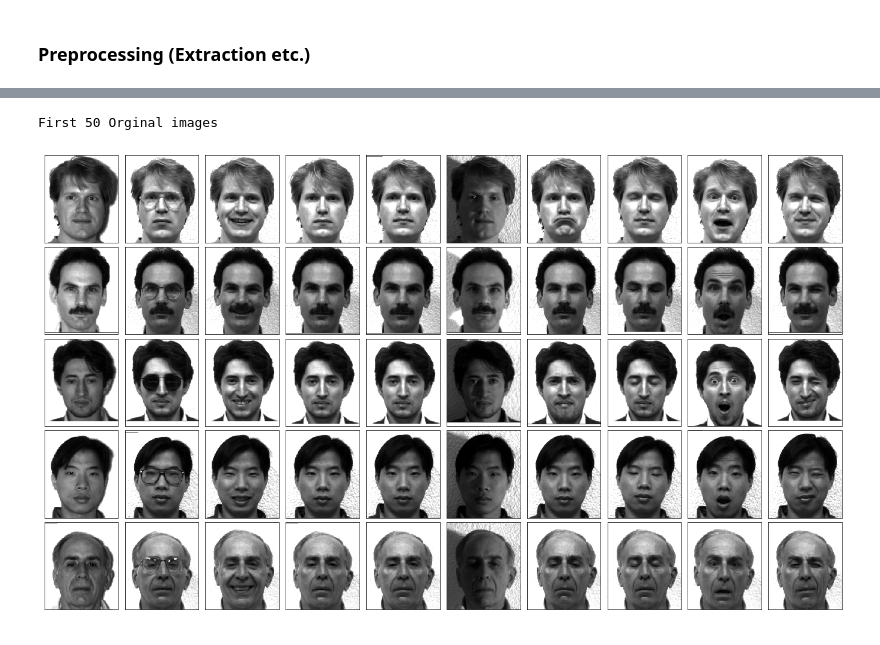
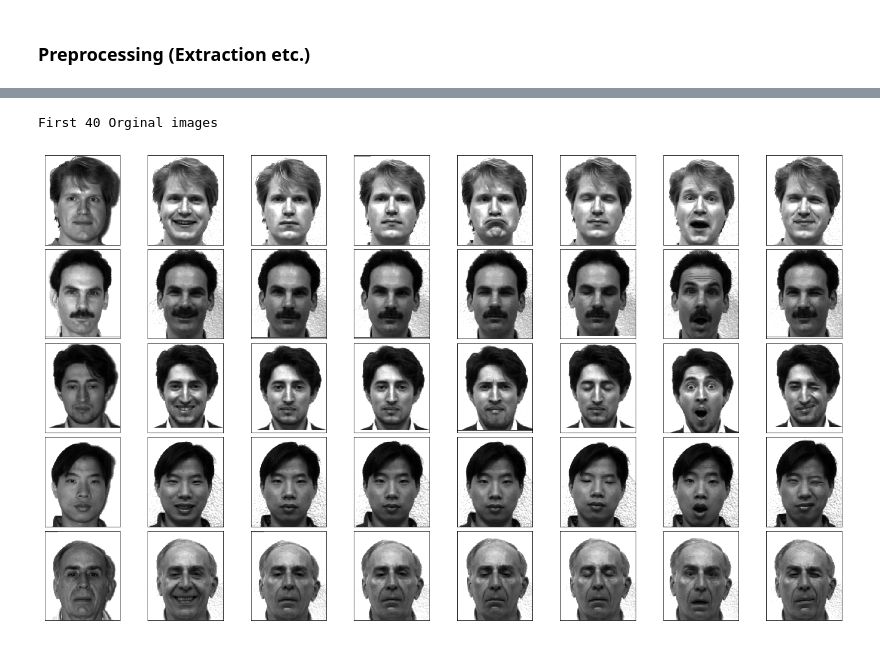
Before and after one commit to ShawnHouCHN/Cognitive-Modelling-E17, a Jupyter notebook: Project/Facial Expression Recognition Challenge.ipynb, the cells around one changed output, grey strips where cells are left out. Cells and saved outputs as stored; diff of their text form; code cells hidden in the pictures.

```diff
--- a/Project/Facial Expression Recognition Challenge.ipynb
+++ b/Project/Facial Expression Recognition Challenge.ipynb
@@ -26,7 +26,7 @@ imgs_dir = os.getcwd()+'\\centered'
 pattern = re.compile(".leftlight.pgm")
 images_list=list()
 for filename in os.listdir(imgs_dir):
-    if ".leftlight.pgm" in filename:
+    if ".leftlight.pgm" in filename or ".rightlight.pgm" in filename or ".glasses.pgm" in filename:
         continue
     image=cv2.imread(imgs_dir+'\\'+filename,0)
     h,w = image.shape
@@ -48,5 +48,5 @@ Dataset consists of 150 faces, each dimension 45045
 # %%
-n_components=30
+n_components=100
 estimators = [
     ('PCA',
      decomposition.PCA(n_components=n_components, svd_solver='auto',
@@ -84,4 +84,6 @@ for name, estimator, center in estimators:
 
         else:
             icas_dict[name]=components_
+            ica_transform= estimator.transform(data)
+            icas_dict['transform']=ica_transform
 # %% [output]
@@ -118,10 +144,10 @@ fig_pca.set_size_inches(18.5, 10.5, forward=True)
 fig_pca.subplots_adjust(left=0, right=1, bottom=0, top=1, hspace=0.05, wspace=0.05)
 # plot the faces, each image is 64 by 64 pixels
 
-print "First 50 Reconstruct usign first 30 PCs images \n"
-col=10
+print "First 40 Reconstruct usign first 100 PCs images \n"
+col=8
 row=5
-for i in range(50):
+for i in range(40):
     ax_pca = fig_pca.add_subplot(row, col, i+1, xticks=[], yticks=[])
     ax_pca.imshow(np.reshape(pcas_dict['estimator'].inverse_transform(pcas_dict['transform'][i]), (h,w)), cmap=plt.cm.gray, interpolation='nearest')
 # %% [output]
@@ -130,15 +156,15 @@ First 50 Reconstruct usign first 30 PCs images
 # %%
 fig_pca = plt.figure(1)
 fig_pca.set_size_inches(18.5, 10.5, forward=True)
 fig_pca.subplots_adjust(left=0, right=1, bottom=0, top=1, hspace=0.05, wspace=0.05)
 # plot the faces, each image is 64 by 64 pixels
 
-print "First 50 Orginal images  \n"
-col=10
+print "First 40 Orginal images  \n"
+col=8
 row=5
-for i in range(50):
+for i in range(40):
     ax_pca = fig_pca.add_subplot(row, col, i+1, xticks=[], yticks=[])
     ax_pca.imshow(np.reshape(images_list[i], (h,w)), cmap=plt.cm.gray, interpolation='nearest')
 # %% [output]
-First 50 Orginal images
+First 40 Orginal images
-[figure, old version]
+[figure, new version]
```
Also changed, not shown: parts of 6 cells of this notebook, 3 other files.
